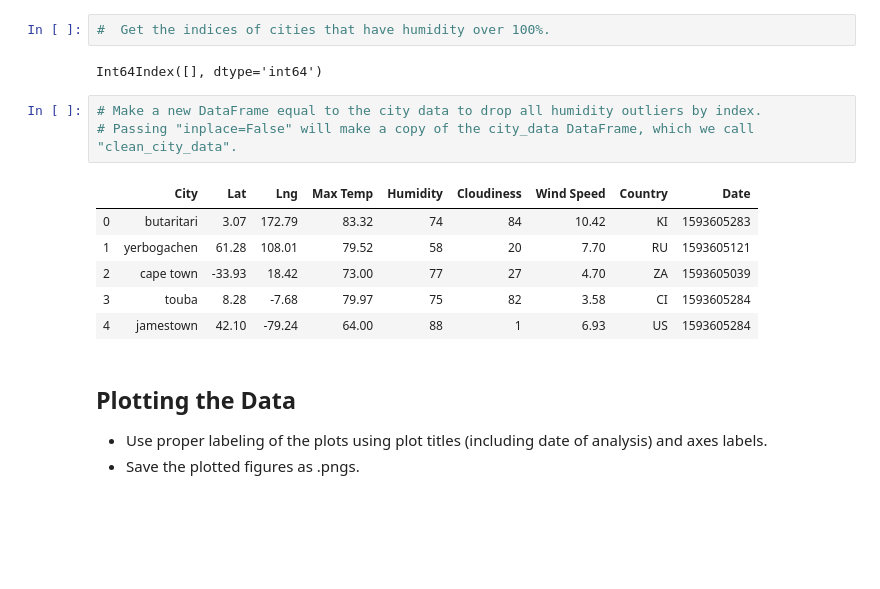
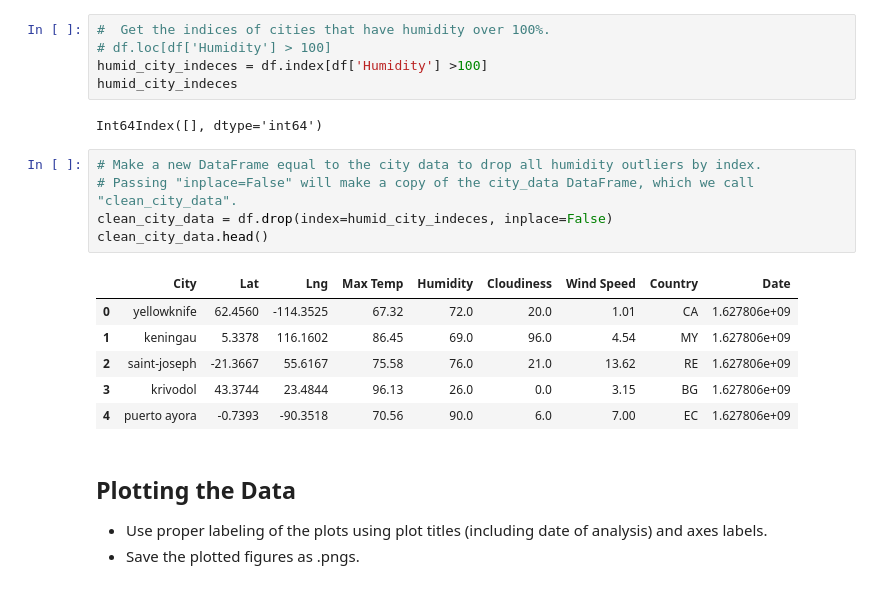
Before and after one commit to Jagjeet/python-api-challenge, a Jupyter notebook: WeatherPy.ipynb, the cells around one changed output. Saved outputs shown, nothing was run; the diff lists cells and outputs as text; blank space fills up the shorter version.

Commit message:
Add humidity check dropping rows > 100

```diff
--- a/WeatherPy.ipynb
+++ b/WeatherPy.ipynb
@@ -201,17 +190,22 @@ Skip this step if there are no cities that have humidity > 100%.
 # %%
 #  Get the indices of cities that have humidity over 100%.
+# df.loc[df['Humidity'] > 100]
+humid_city_indeces = df.index[df['Humidity'] >100]
+humid_city_indeces
 # %% [output]
 Int64Index([], dtype='int64')
 # %%
 # Make a new DataFrame equal to the city data to drop all humidity outliers by index.
 # Passing "inplace=False" will make a copy of the city_data DataFrame, which we call "clean_city_data".
+clean_city_data = df.drop(index=humid_city_indeces, inplace=False)
+clean_city_data.head()
 # %% [output]
 |  | City | Lat | Lng | Max Temp | Humidity | Cloudiness | Wind Speed | Country | Date |
-| 0 | butaritari | 3.07 | 172.79 | 83.32 | 74 | 84 | 10.42 | KI | 1593605283 |
-| 1 | yerbogachen | 61.28 | 108.01 | 79.52 | 58 | 20 | 7.70 | RU | 1593605121 |
-| 2 | cape town | -33.93 | 18.42 | 73.00 | 77 | 27 | 4.70 | ZA | 1593605039 |
-| 3 | touba | 8.28 | -7.68 | 79.97 | 75 | 82 | 3.58 | CI | 1593605284 |
-| 4 | jamestown | 42.10 | -79.24 | 64.00 | 88 | 1 | 6.93 | US | 1593605284 |
+| 0 | yellowknife | 62.4560 | -114.3525 | 67.32 | 72.0 | 20.0 | 1.01 | CA | 1.627806e+09 |
+| 1 | keningau | 5.3378 | 116.1602 | 86.45 | 69.0 | 96.0 | 4.54 | MY | 1.627806e+09 |
+| 2 | saint-joseph | -21.3667 | 55.6167 | 75.58 | 76.0 | 21.0 | 13.62 | RE | 1.627806e+09 |
+| 3 | krivodol | 43.3744 | 23.4844 | 96.13 | 26.0 | 0.0 | 3.15 | BG | 1.627806e+09 |
+| 4 | puerto ayora | -0.7393 | -90.3518 | 70.56 | 90.0 | 6.0 | 7.00 | EC | 1.627806e+09 |
 # %% [markdown]
 ## Plotting the Data
 * Use proper labeling of the plots using plot titles (including date of analysis) and axes labels.
```
Also changed, not shown: parts of 1 cell of this notebook.
